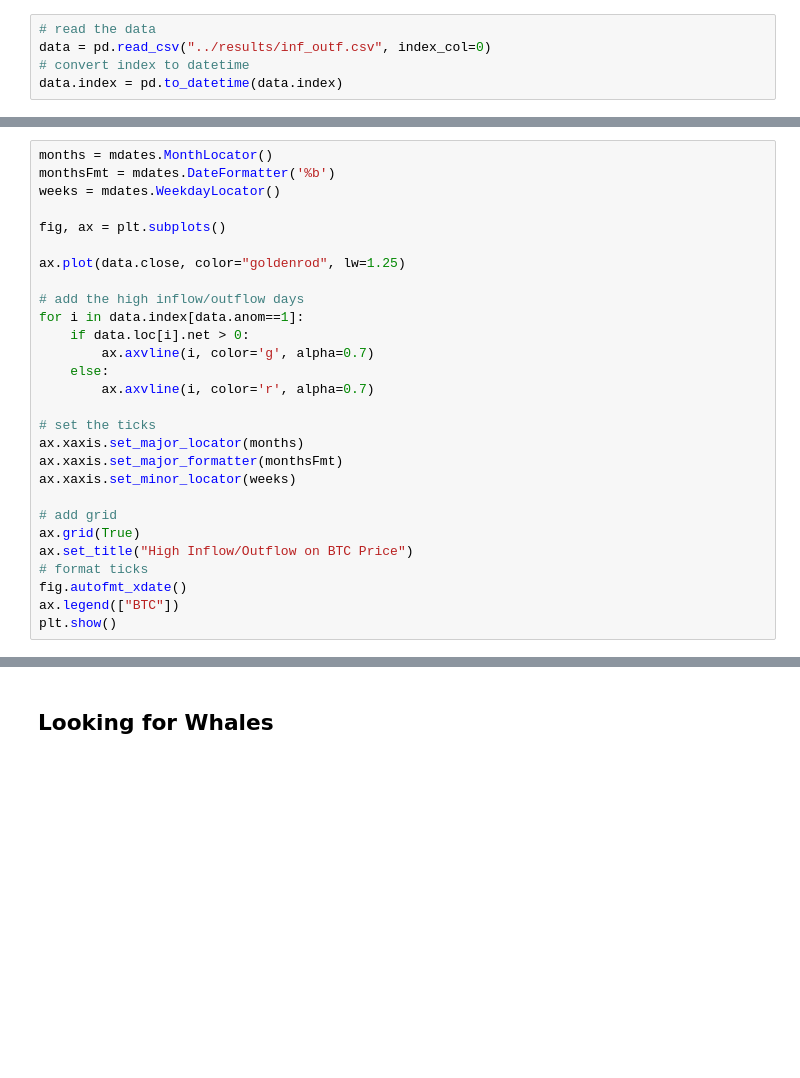
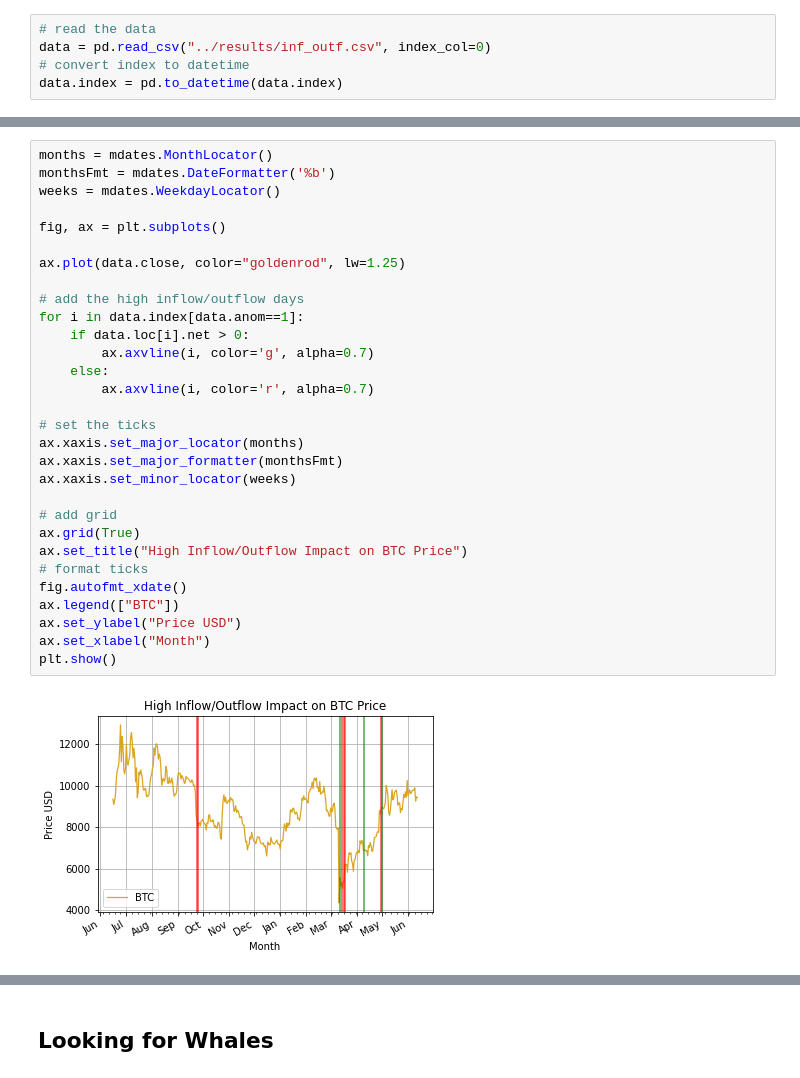
Before and after one commit to amberdata/evan-blog-posts, a Jupyter notebook: bitmex_flows/notebooks/1.0-ea-analysis.ipynb, the cells around one changed output, grey strips where cells are left out. Saved outputs shown, nothing was run; the diff lists cells and outputs as text; blank space fills up the shorter version.

```diff
--- a/bitmex_flows/notebooks/1.0-ea-analysis.ipynb
+++ b/bitmex_flows/notebooks/1.0-ea-analysis.ipynb
@@ -45,28 +51,32 @@ print("{:.3f}".format(100*(1-sum(data.anom)/len(data))) + "% non-anomolous days"
 # %%
 months = mdates.MonthLocator()
 monthsFmt = mdates.DateFormatter('%b')
 weeks = mdates.WeekdayLocator()
 
 fig, ax = plt.subplots()
 
 ax.plot(data.close, color="goldenrod", lw=1.25)
 
 # add the high inflow/outflow days
 for i in data.index[data.anom==1]:
     if data.loc[i].net > 0:
         ax.axvline(i, color='g', alpha=0.7)
     else:
         ax.axvline(i, color='r', alpha=0.7)
 
 # set the ticks
 ax.xaxis.set_major_locator(months)
 ax.xaxis.set_major_formatter(monthsFmt)
 ax.xaxis.set_minor_locator(weeks)
 
 # add grid
 ax.grid(True)
-ax.set_title("High Inflow/Outflow on BTC Price")
+ax.set_title("High Inflow/Outflow Impact on BTC Price")
 # format ticks
 fig.autofmt_xdate()
 ax.legend(["BTC"])
+ax.set_ylabel("Price USD")
+ax.set_xlabel("Month")
 plt.show()
+# %% [output]
+[figure, added]
```
Also changed, not shown: parts of 20 cells of this notebook, 2 other files.
